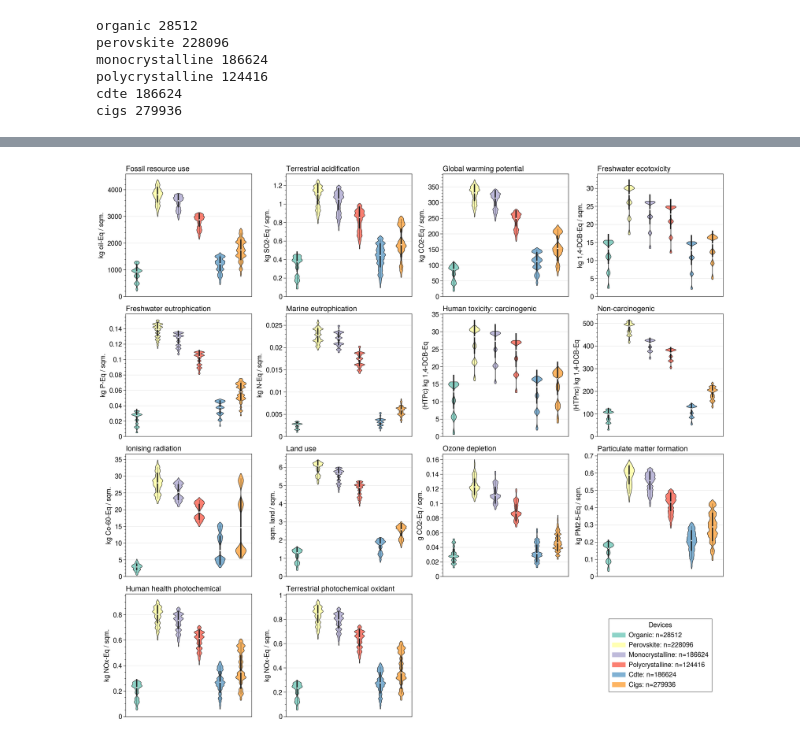
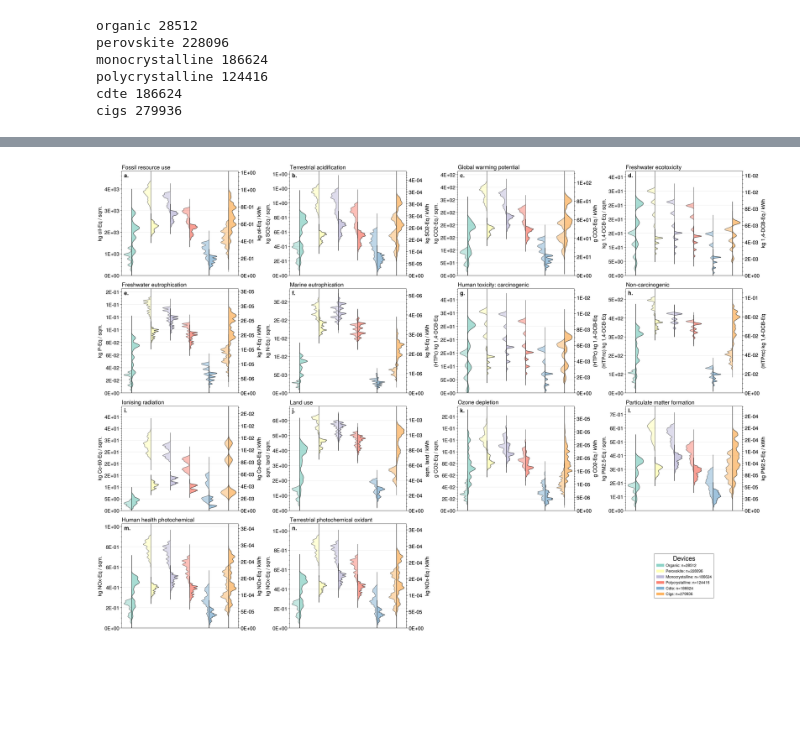
Before and after one commit to architecture-building-systems/parametric-bipv-app, a Jupyter notebook: notebooks/04_violin_chart.ipynb, the cells around one changed output, grey strips where cells are left out. Drawn from its saved outputs; the diff is of its cells as text; code cells hidden in the pictures; blank space fills up the shorter version.

Commit message:
Update Data Creation and Pull

```diff
--- a/notebooks/04_violin_chart.ipynb
+++ b/notebooks/04_violin_chart.ipynb
@@ -93,3 +78,8 @@ monocrystalline 186624
 polycrystalline 124416
 cdte 186624
 cigs 279936
+# %%
+my_sys = devices.System("organic", loss_factor=0.25)
+my_sys.reset_coverage(1)
+# my_sys.n_devices = 1
+my_sys.system_lifetime_output(1000,25)
@@ -96 +97,15 @@ cigs 279936
+# %%
+power_annual_lib = {}
+power_density_lib = {}
+
+for device_name in ['organic', 'perovskite', 'monocrystalline', 'polycrystalline', 'cdte', 'cigs']:
+    my_sys = devices.System(device_name, loss_factor=0.25)
+    # my_sys.n_devices = 1
+    my_sys.reset_coverage(1)
+    lifetime_kwh = my_sys.system_lifetime_output(1000.,25)
+    power_annual_lib[device_name] = lifetime_kwh
+    power_density_lib[device_name] = my_sys.coverage / lifetime_kwh
+
+def convert_data(data, power_density):
+    return data * power_density
 # %%
@@ -114,56 +152,86 @@ axe.format(fontsize=12)
 # %%
-fs = 11
-
-pplt.rc['legend.fontsize'] = fs
-pplt.rc['legend.title_fontsize'] = fs
-
-square_size = 4
+fs = 12
+yformat = "%.E"
+pplt.rc['legend.fontsize'] = 15
+pplt.rc['legend.title_fontsize'] = 15
+square_size = 5.5
 colors = pplt.get_colors("Set3",6)#[2::2]
 fig, axe = pplt.subplots(
     sharey=False, sharex=True,
-    ncols=4, nrows=4, figsize=(square_size*0.9*4, square_size*0.8*4), facecolor="white")
+    ncols=4, nrows=4,
+    figsize=(square_size*1.00*4, square_size*0.7*4), facecolor="white")
 
 for n, impact_cat in enumerate(impact_cats):
+
     ax = axe[n]
+    ax2 = ax.twinx()
 
     if impact_cat == "ozone depletion":
         ylabel = "g CO2-Eq / sqm."
         violin_data = plot_dict[impact_cat] * 1000
         plot_title = Naming().impact_categories_short[impact_cat].capitalize()
     elif impact_cat == "climate change":
         ylabel = Naming().impact_categories_units[impact_cat]
         violin_data = plot_dict[impact_cat]
         plot_title = "Global warming potential"
-
     else:
         ylabel = Naming().impact_categories_units[impact_cat]
         violin_data = plot_dict[impact_cat]
         plot_title = Naming().impact_categories_short[impact_cat].capitalize()
 
+    ylabel2 = ylabel.replace(" / sqm."," / kWh")
+    # ax.violin(violin_data, cycle=colors, medians=True, barpctile=90,
+    #       barc='#1c1c1c',barlw=0.5, boxms=2, boxmc='white')
 
+    x_names = []
+    data_A_set = []
+    data_B_set = []
 
-    ax.violin(violin_data, cycle=colors, medians=True, barpctile=90,
-          barc='#1c1c1c',barlw=0.5, boxms=2, boxmc='white')
+    for col in plot_dict[impact_cat].columns:
+        x_names.append(col)
+        data_all = violin_data[col].dropna().values
+        data_A_set.append(data_all)
+        data_B = convert_data(data_all, power_density_lib[col])
+
+        if impact_cat == "climate change":
+            ylabel2 = ylabel2.replace("kg","g")
+            data_B = data_B * 1000
+        data_B_set.append(data_B)
+
+    violinplot(data_A_set, positions=[0,1,2,3,4,5], show_boxplot=False, side='left', ax=ax, plot_opts={'violin_fc':'C0'})
+    violinplot(data_B_set, positions=[0,1,2,3,4,5], show_boxplot=False, side='right', ax=ax2, plot_opts={'violin_fc':'C1'})
+
+    for n in [0,1,2,3,4,5]:
+        ax.get_children()[n].set_facecolor(colors[n])
+        ax2.get_children()[n].set_facecolor(colors[n])
+
     ax.format(
-        ltitle=plot_title, ylabel=ylabel, ymin=0
+        abc='a.', abcloc='ul',
+        ltitle=plot_title,
+        ylabel=ylabel, ymin=0,
+        fontsize=fs,
+        yformatter=yformat
     )
     ax.xaxis.set_ticklabels([])
     ax.xaxis.set_ticks([])
 
-# axe[len(axe)-2].set_axis_off()
+    ax2.format(
+        ylabel=ylabel2, ymin=0,
+        fontsize=fs,
+        yformatter=yformat,
+    )
 
 # # Clear bottom-right ax
 lenged_ax = axe[-1]
 lenged_ax.set_axis_off()  # removes the XY axes
 patches = [mpatches.Patch(color=c, linewidth=0.25,
                           label=f"{plot_dict[impact_cat].columns[n].capitalize()}: n={lengths[plot_dict[impact_cat].columns[n]]}")
            for n,c in enumerate(colors)]
-lenged_ax.legend(handles=patches, loc='center',ncols=1, title='Devices')
+lenged_ax.legend(handles=patches, loc='center',
+                 ncols=1, title='Devices',
+                 )
 
 axe[-2].set_axis_off()
-
-axe.format(fontsize=fs)
-
 fig.savefig(f"/Users/jmccarty/Nextcloud/Projects/18_parametric_bipv/figures/violins/impact_cats_16axe.pdf", dpi=150)
 # %% [output]
-[figure, old version]
+[figure, new version]
```
Also changed, not shown: parts of 7 cells of this notebook, 17 other files.
